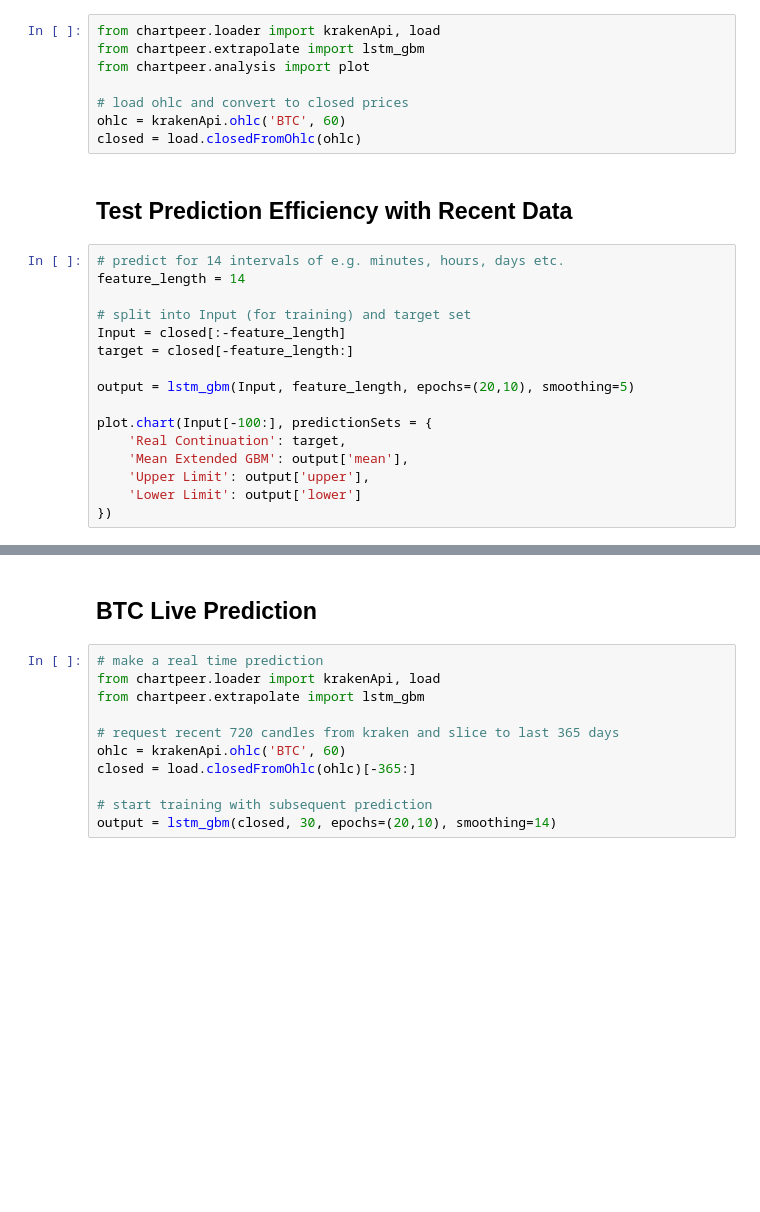
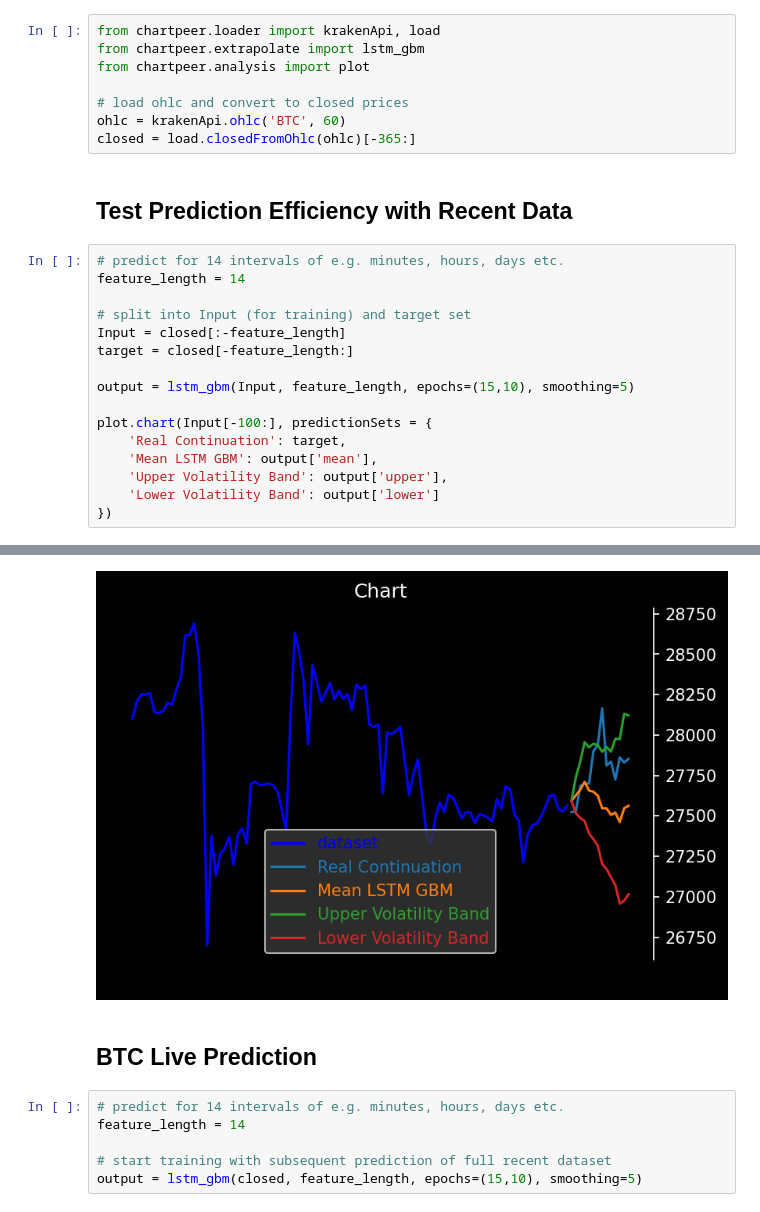
Before and after one commit to B0-B/chartPeer-trading, a Jupyter notebook: ChartPeer-SDK/lstm_gbm_live_prediction.ipynb, the cells around one changed output, grey strips where cells are left out. Saved outputs shown, nothing was run; the diff lists cells and outputs as text; blank space fills up the shorter version.

Commit message:
added changes to lstm_gbm notebook

```diff
--- a/ChartPeer-SDK/lstm_gbm_live_prediction.ipynb
+++ b/ChartPeer-SDK/lstm_gbm_live_prediction.ipynb
@@ -28,7 +28,7 @@ from chartpeer.analysis import plot
 
 # load ohlc and convert to closed prices
 ohlc = krakenApi.ohlc('BTC', 60)
-closed = load.closedFromOhlc(ohlc)
+closed = load.closedFromOhlc(ohlc)[-365:]
 # %% [markdown]
 ## Test Prediction Efficiency with Recent Data
 # %%
@@ -39,11 +39,12 @@ feature_length = 14
 Input = closed[:-feature_length]
 target = closed[-feature_length:]
 
-output = lstm_gbm(Input, feature_length, epochs=(20,10), smoothing=5)
+output = lstm_gbm(Input, feature_length, epochs=(15,10), smoothing=5)
 
 plot.chart(Input[-100:], predictionSets = {
     'Real Continuation': target,
-    'Mean Extended GBM': output['mean'],
-    'Upper Limit': output['upper'],
-    'Lower Limit': output['lower']
+    'Mean LSTM GBM': output['mean'],
+    'Upper Volatility Band': output['upper'],
+    'Lower Volatility Band': output['lower']
 })
+# %% [output]
@@ -50,13 +68,9 @@ plot.chart(Input[-100:], predictionSets = {
+[figure, added]
 # %% [markdown]
 ## BTC Live Prediction
-# %%
-# make a real time prediction
-from chartpeer.loader import krakenApi, load
-from chartpeer.extrapolate import lstm_gbm
-
-# request recent 720 candles from kraken and slice to last 365 days
-ohlc = krakenApi.ohlc('BTC', 60)
-closed = load.closedFromOhlc(ohlc)[-365:]
-
-# start training with subsequent prediction
-output = lstm_gbm(closed, 30, epochs=(20,10), smoothing=14)
+# %%
+# predict for 14 intervals of e.g. minutes, hours, days etc.
+feature_length = 14
+
+# start training with subsequent prediction of full recent dataset
+output = lstm_gbm(closed, feature_length, epochs=(15,10), smoothing=5)
```
Also changed, not shown: parts of 1 cell of this notebook.
